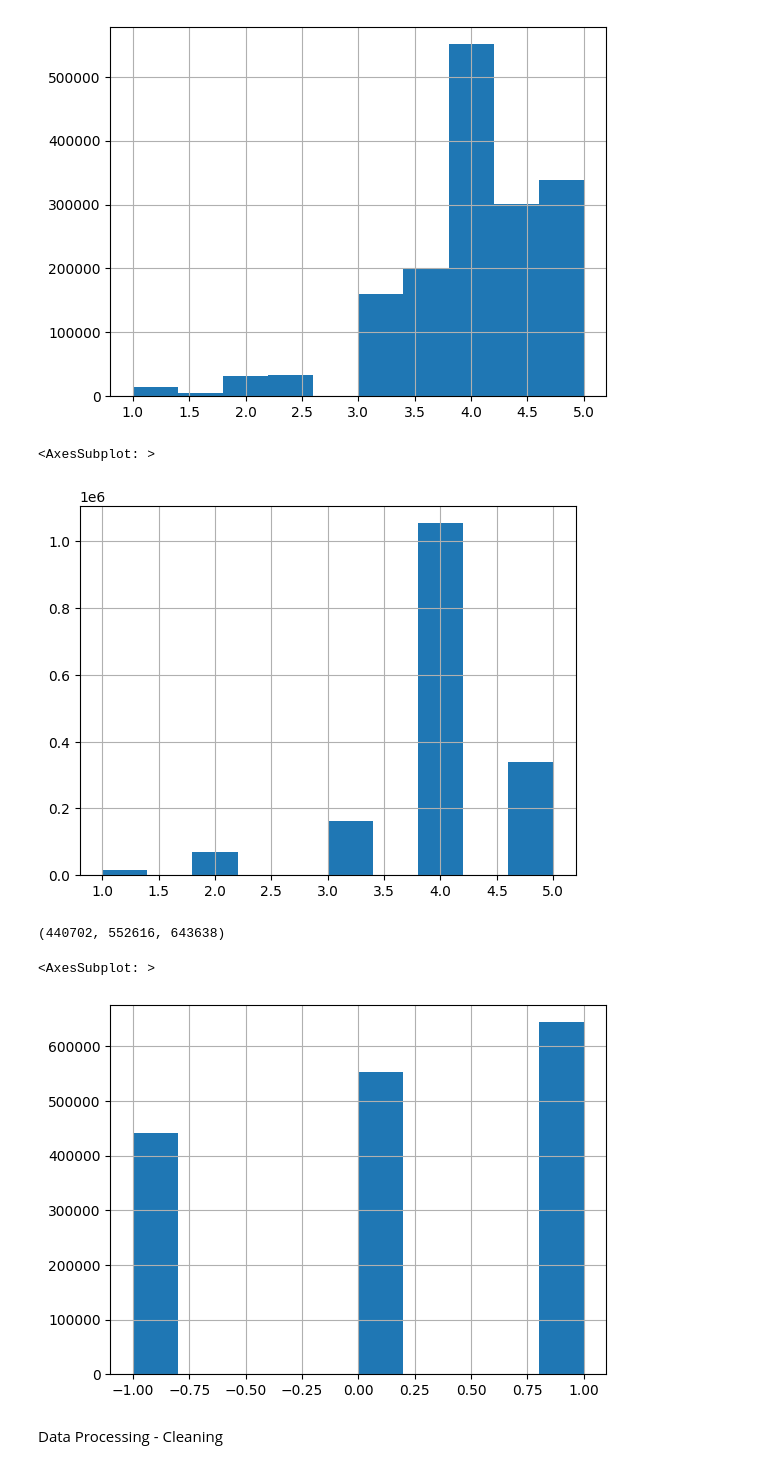
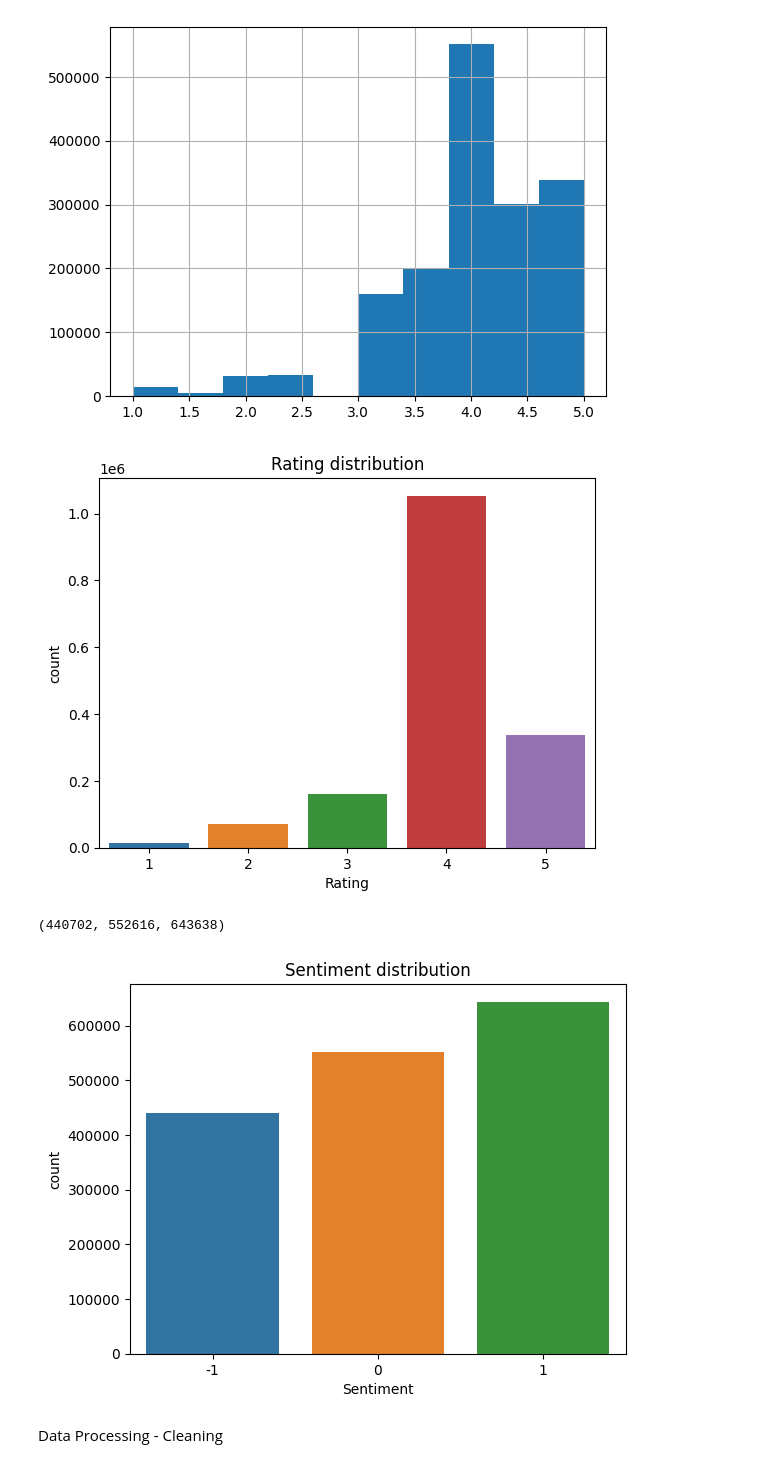
Before and after one commit to AndreaCamilloni/DM2583-project, a Jupyter notebook: notebook.ipynb, the cells around one changed output. Saved outputs shown, nothing was run; the diff lists cells and outputs as text; code cells hidden in the pictures.

Commit message:
histograms

```diff
--- a/notebook.ipynb
+++ b/notebook.ipynb
@@ -98,10 +98,12 @@ full_df["User Rating"].hist()
 [figure]
 # %%
 full_df["int_Rating"] = full_df["User Rating"].apply(round)
-full_df["int_Rating"].hist()
+
+f = sns.countplot(x='int_Rating', data=full_df)
+f.set_title("Rating distribution")
+plt.xlabel("Rating");
 # %% [output]
-<AxesSubplot: >
-[figure, old version]
+[figure, new version]
 # %%
 neg = full_df[full_df["User Rating"]<3.7].Wine.count()
 pos = full_df[full_df["User Rating"]>4].Wine.count()
@@ -112,10 +114,11 @@ neg, neutr,pos
 # %%
 full_df['Sentiment']=full_df['User Rating'].apply(lambda f: create_label(f))
 
-full_df.Sentiment.hist()
+f = sns.countplot(x='Sentiment', data=full_df)
+f.set_title("Sentiment distribution")
+plt.xlabel("Sentiment");
 # %% [output]
-<AxesSubplot: >
-[figure, old version]
+[figure, new version]
 # %% [markdown]
 Data Processing - Cleaning
 # %%
```
